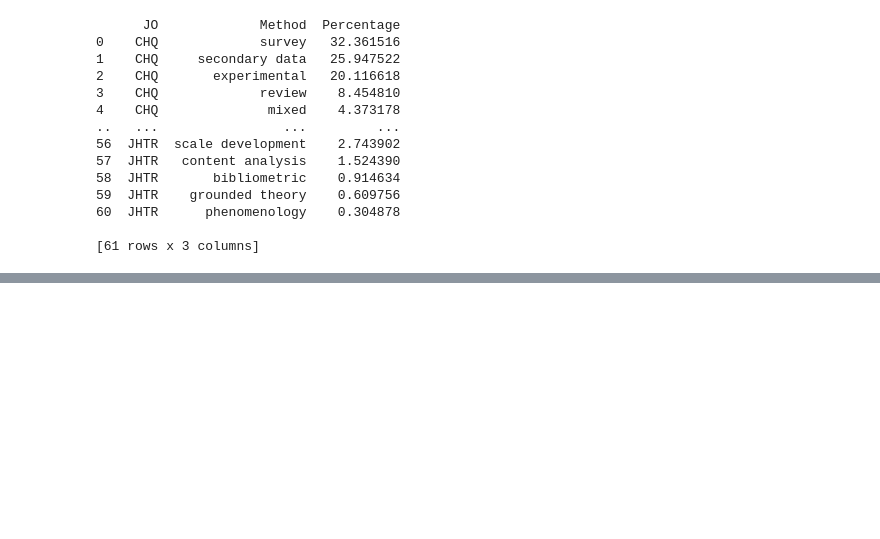
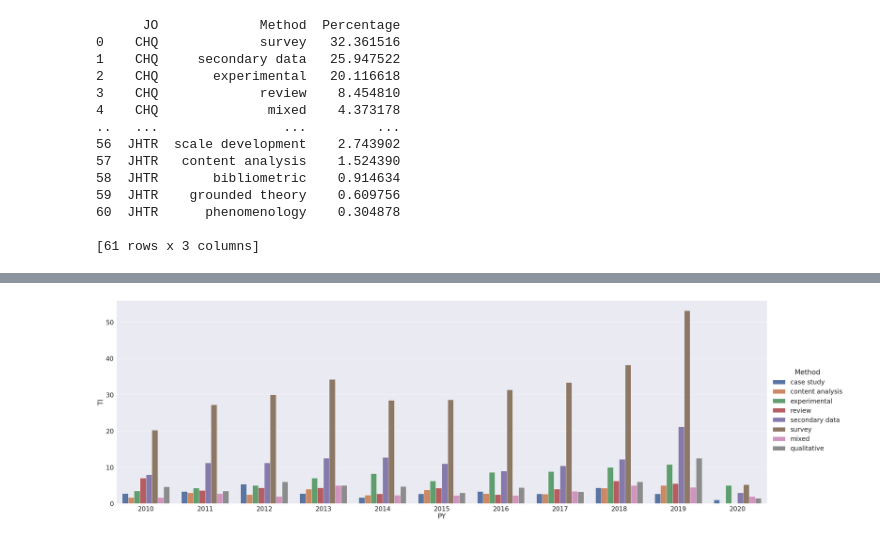
Before and after one commit to kurtsenol/machine-learning, a Jupyter notebook: TopicModeling/Methodology/paper_method_analysis_2.ipynb, the cells around one changed output, grey strips where cells are left out. Saved outputs shown, nothing was run; the diff lists cells and outputs as text; code cells hidden in the pictures; blank space fills up the shorter version.

```diff
--- a/TopicModeling/Methodology/paper_method_analysis_2.ipynb
+++ b/TopicModeling/Methodology/paper_method_analysis_2.ipynb
@@ -381,0 +399,5 @@ sns.catplot(x="Method", y= "Percentage", hue="JO", data=df_gr, kind="bar", heigh
+# %%
+df_new["PY"] = df_new["PY"].astype("int")
+# %%
+df_2 = df_new.groupby(["JO", "PY", "Method"])["TI"].count().reset_index()
+df_2
@@ -381,0 +438,4 @@ sns.catplot(x="Method", y= "Percentage", hue="JO", data=df_gr, kind="bar", heigh
+# %%
+df_filtered = df_1.groupby('Method').filter(lambda x: len(x) >= 100)
+# %%
+df_2 = df_2[df_2.Method.isin(df_filtered.Method)]
@@ -381,0 +454,6 @@ sns.catplot(x="Method", y= "Percentage", hue="JO", data=df_gr, kind="bar", heigh
+# %%
+sns.set(font_scale=2.2)
+
+sns.catplot(x="PY", y= "TI", hue="Method", data=df_2, kind="bar", height=12, aspect=3, ci=None);
+# %% [output]
+[figure, added]
```
Also changed, not shown: parts of 16 cells of this notebook.
